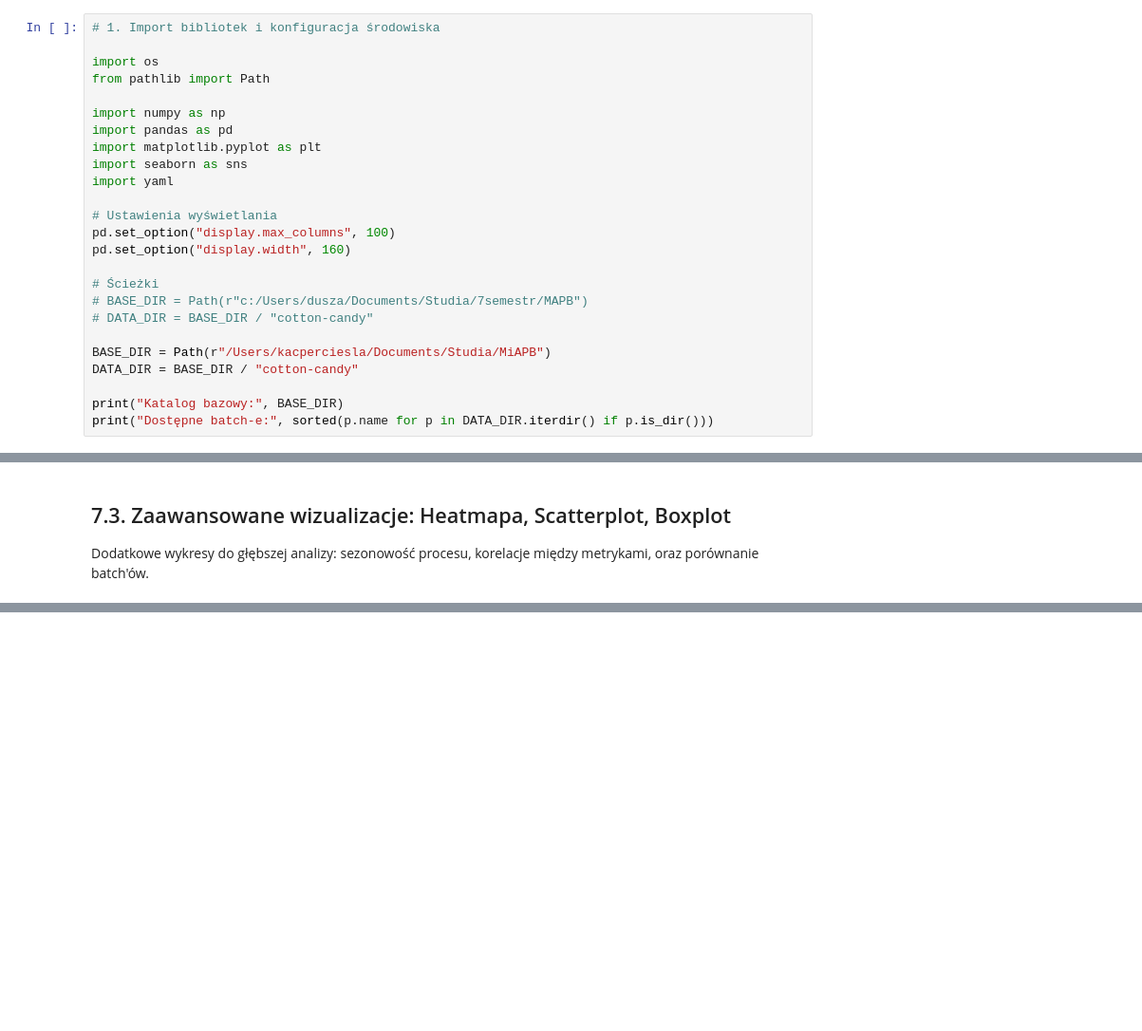
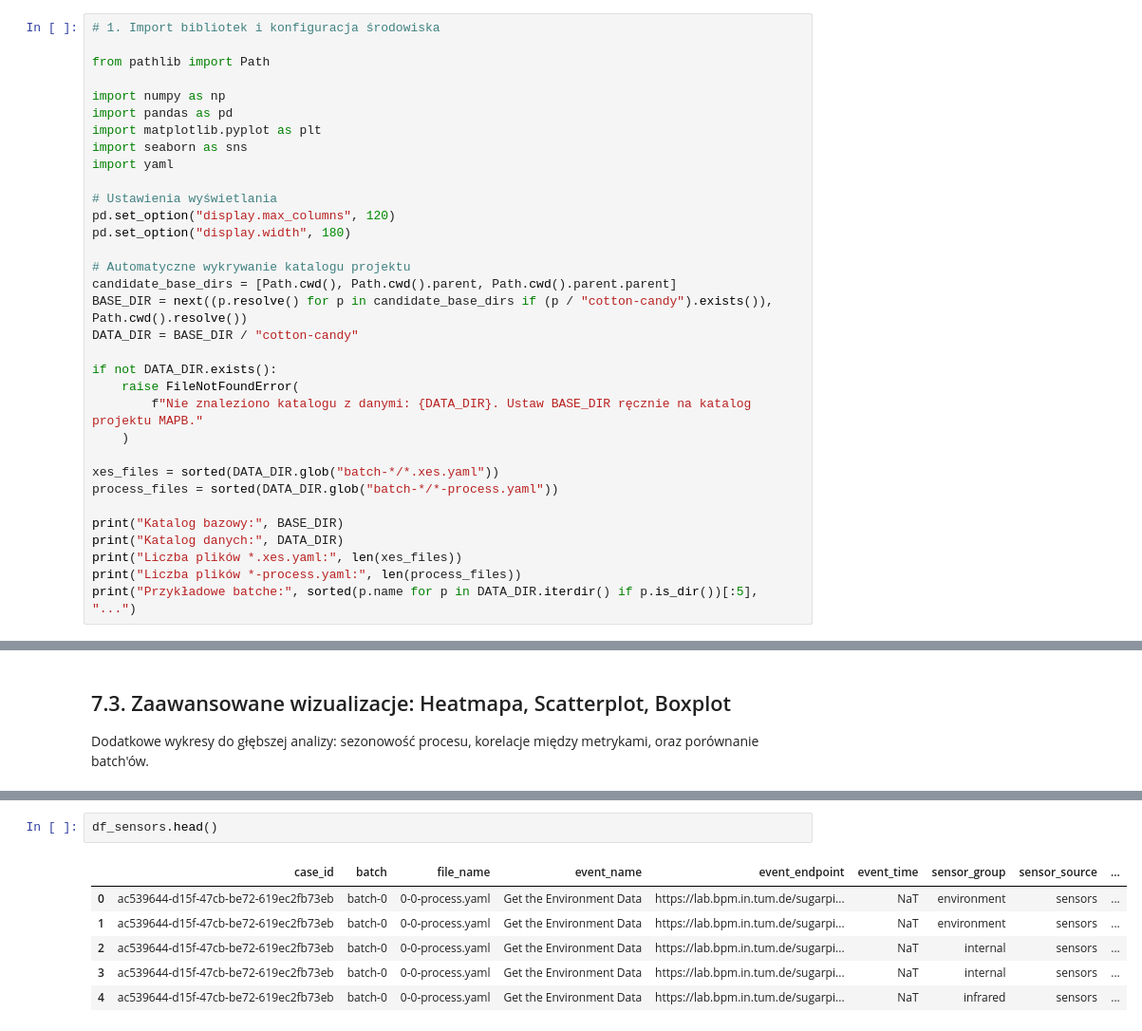
Before and after one commit to midusza04/MAPB, a Jupyter notebook: milestone1_cotton_candy_fixed.ipynb, the cells around one changed output, grey strips where cells are left out. Shown at 95% size. Saved outputs shown, nothing was run; the diff lists cells and outputs as text; blank space fills up the shorter version.

```diff
--- a/milestone1_cotton_candy_fixed.ipynb
+++ b/milestone1_cotton_candy_fixed.ipynb
@@ -41,7 +41,6 @@ Aby uruchomić ten notebook lokalnie w oddzielnym środowisku Pythona:
 # %%
 # 1. Import bibliotek i konfiguracja środowiska
 
-import os
 from pathlib import Path
 
 import numpy as np
@@ -51,16 +50,25 @@ import seaborn as sns
 import yaml
 
 # Ustawienia wyświetlania
-pd.set_option("display.max_columns", 100)
-pd.set_option("display.width", 160)
+pd.set_option("display.max_columns", 120)
+pd.set_option("display.width", 180)
 
-# Ścieżki
-# BASE_DIR = Path(r"c:/Users/dusza/Documents/Studia/7semestr/MAPB")
-# DATA_DIR = BASE_DIR / "cotton-candy"
-
-BASE_DIR = Path(r"/Users/kacperciesla/Documents/Studia/MiAPB")
+# Automatyczne wykrywanie katalogu projektu
+candidate_base_dirs = [Path.cwd(), Path.cwd().parent, Path.cwd().parent.parent]
+BASE_DIR = next((p.resolve() for p in candidate_base_dirs if (p / "cotton-candy").exists()), Path.cwd().resolve())
 DATA_DIR = BASE_DIR / "cotton-candy"
 
+if not DATA_DIR.exists():
+    raise FileNotFoundError(
+        f"Nie znaleziono katalogu z danymi: {DATA_DIR}. Ustaw BASE_DIR ręcznie na katalog projektu MAPB."
+    )
+
+xes_files = sorted(DATA_DIR.glob("batch-*/*.xes.yaml"))
+process_files = sorted(DATA_DIR.glob("batch-*/*-process.yaml"))
+
 print("Katalog bazowy:", BASE_DIR)
-print("Dostępne batch-e:", sorted(p.name for p in DATA_DIR.iterdir() if p.is_dir()))
+print("Katalog danych:", DATA_DIR)
+print("Liczba plików *.xes.yaml:", len(xes_files))
+print("Liczba plików *-process.yaml:", len(process_files))
+print("Przykładowe batche:", sorted(p.name for p in DATA_DIR.iterdir() if p.is_dir())[:5], "...")
 # %% [output]
@@ -885,0 +1317,9 @@ batch-9    78.0   180.062053    720.983511  5.618722  19.502556  35.804985   93.
+# %%
+df_sensors.head()
+# %% [output]
+|  | case_id | batch | file_name | event_name | event_endpoint | event_time | sensor_group | sensor_source | ... |
+| 0 | ac539644-d15f-47cb-be72-619ec2fb73eb | batch-0 | 0-0-process.yaml | Get the Environment Data | https://lab.bpm.in.tum.de/sugarpi... | NaT | environment | sensors | ... |
+| 1 | ac539644-d15f-47cb-be72-619ec2fb73eb | batch-0 | 0-0-process.yaml | Get the Environment Data | https://lab.bpm.in.tum.de/sugarpi... | NaT | environment | sensors | ... |
+| 2 | ac539644-d15f-47cb-be72-619ec2fb73eb | batch-0 | 0-0-process.yaml | Get the Environment Data | https://lab.bpm.in.tum.de/sugarpi... | NaT | internal | sensors | ... |
+| 3 | ac539644-d15f-47cb-be72-619ec2fb73eb | batch-0 | 0-0-process.yaml | Get the Environment Data | https://lab.bpm.in.tum.de/sugarpi... | NaT | internal | sensors | ... |
+| 4 | ac539644-d15f-47cb-be72-619ec2fb73eb | batch-0 | 0-0-process.yaml | Get the Environment Data | https://lab.bpm.in.tum.de/sugarpi... | NaT | infrared | sensors | ... |
```
Also changed, not shown: parts of 21 cells of this notebook, 10 other files.
